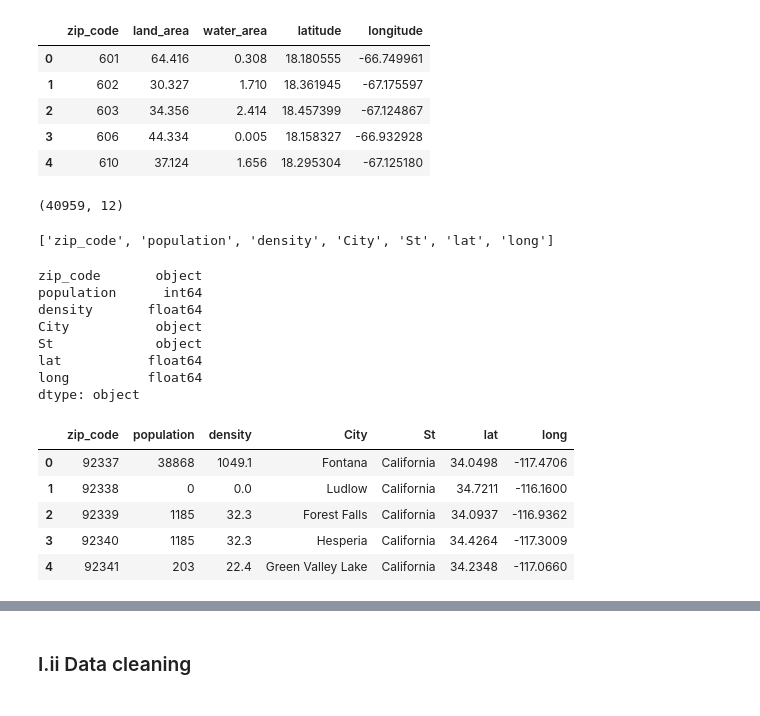
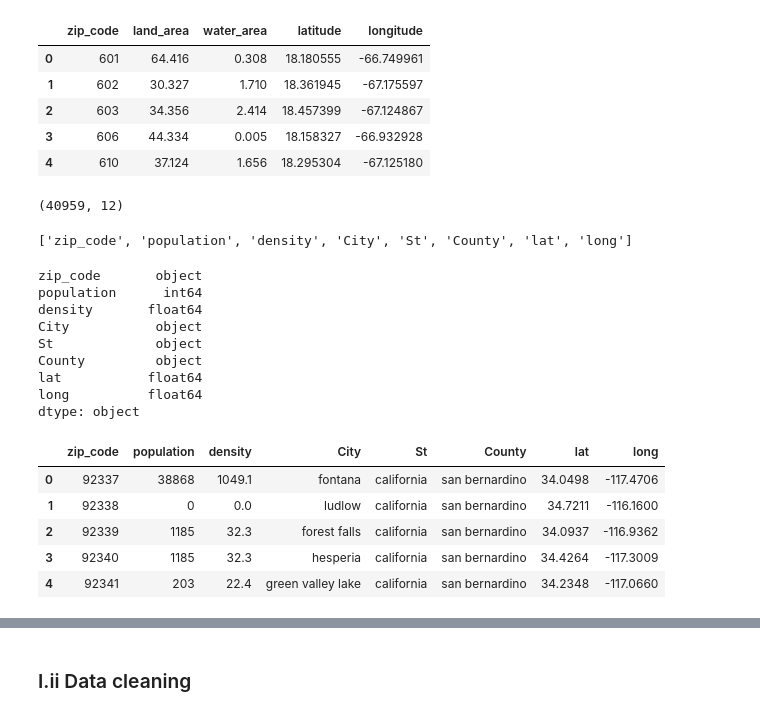
Before and after one commit to SatrunsDream/DSC148-Project, a Jupyter notebook: Case_Study.ipynb, the cells around one changed output, grey strips where cells are left out. Cells and saved outputs as stored; diff of their text form; code cells hidden in the pictures.

```diff
--- a/Case_Study.ipynb
+++ b/Case_Study.ipynb
@@ -131,26 +133,28 @@ zipcode_pop = pd.read_excel('files/zip_population.xlsx', dtype={"Zip": str})
 # %%
 display(zipcode_pop.shape)
 zipcode_pop.columns = zipcode_pop.columns.str.strip()
 zipcode_pop = zipcode_pop.rename(columns={
     "Zip": "zip_code"})
-zipcode_pop = zipcode_pop.drop(columns=['CitySt', 'Coordinates', 'Country', 'State', 'County'])
+zipcode_pop[zipcode_pop.select_dtypes(include=['object']).columns] = zipcode_pop.select_dtypes(include=['object']).apply(lambda i: i.str.lower())
+zipcode_pop = zipcode_pop.drop(columns=['CitySt', 'Coordinates', 'Country', 'State'])
 display(zipcode_pop.columns.tolist())
 display(zipcode_pop.dtypes)
 display(zipcode_pop.head(5))
 # %% [output]
 (40959, 12)
-['zip_code', 'population', 'density', 'City', 'St', 'lat', 'long']
+['zip_code', 'population', 'density', 'City', 'St', 'County', 'lat', 'long']
 zip_code       object
 population      int64
 density       float64
 City           object
 St             object
+County         object
 lat           float64
 long          float64
 dtype: object
-|  | zip_code | population | density | City | St | lat | long |
-| 0 | 92337 | 38868 | 1049.1 | Fontana | California | 34.0498 | -117.4706 |
-| 1 | 92338 | 0 | 0.0 | Ludlow | California | 34.7211 | -116.1600 |
-| 2 | 92339 | 1185 | 32.3 | Forest Falls | California | 34.0937 | -116.9362 |
-| 3 | 92340 | 1185 | 32.3 | Hesperia | California | 34.4264 | -117.3009 |
-| 4 | 92341 | 203 | 22.4 | Green Valley Lake | California | 34.2348 | -117.0660 |
+|  | zip_code | population | density | City | St | County | lat | long |
+| 0 | 92337 | 38868 | 1049.1 | fontana | california | san bernardino | 34.0498 | -117.4706 |
+| 1 | 92338 | 0 | 0.0 | ludlow | california | san bernardino | 34.7211 | -116.1600 |
+| 2 | 92339 | 1185 | 32.3 | forest falls | california | san bernardino | 34.0937 | -116.9362 |
+| 3 | 92340 | 1185 | 32.3 | hesperia | california | san bernardino | 34.4264 | -117.3009 |
+| 4 | 92341 | 203 | 22.4 | green valley lake | california | san bernardino | 34.2348 | -117.0660 |
```
Also changed, not shown: parts of 19 cells of this notebook, 5 other files.
